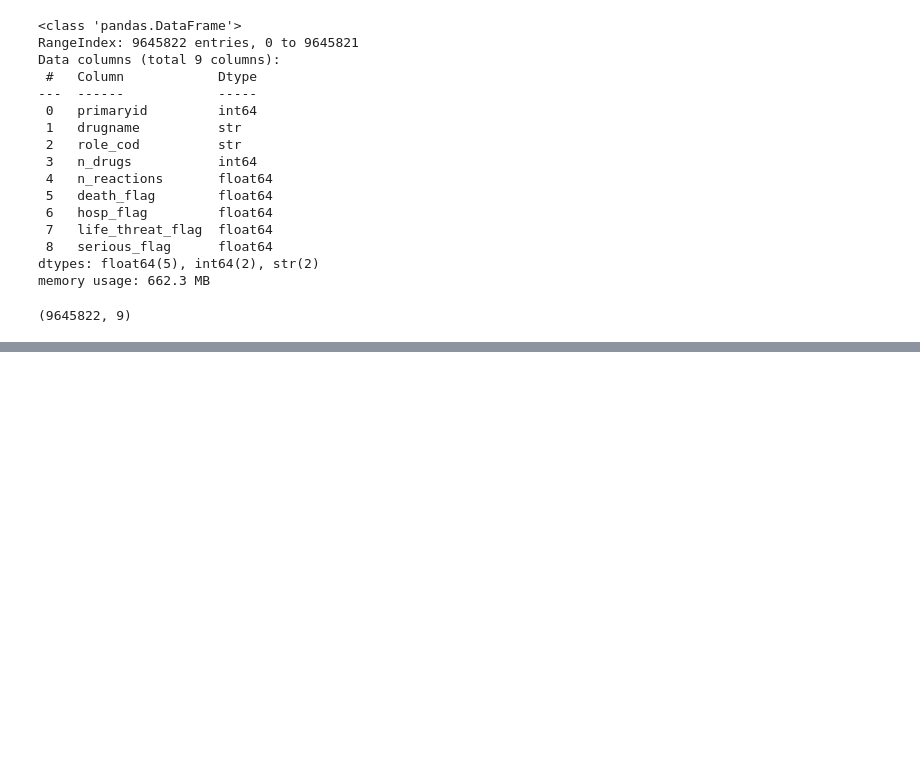
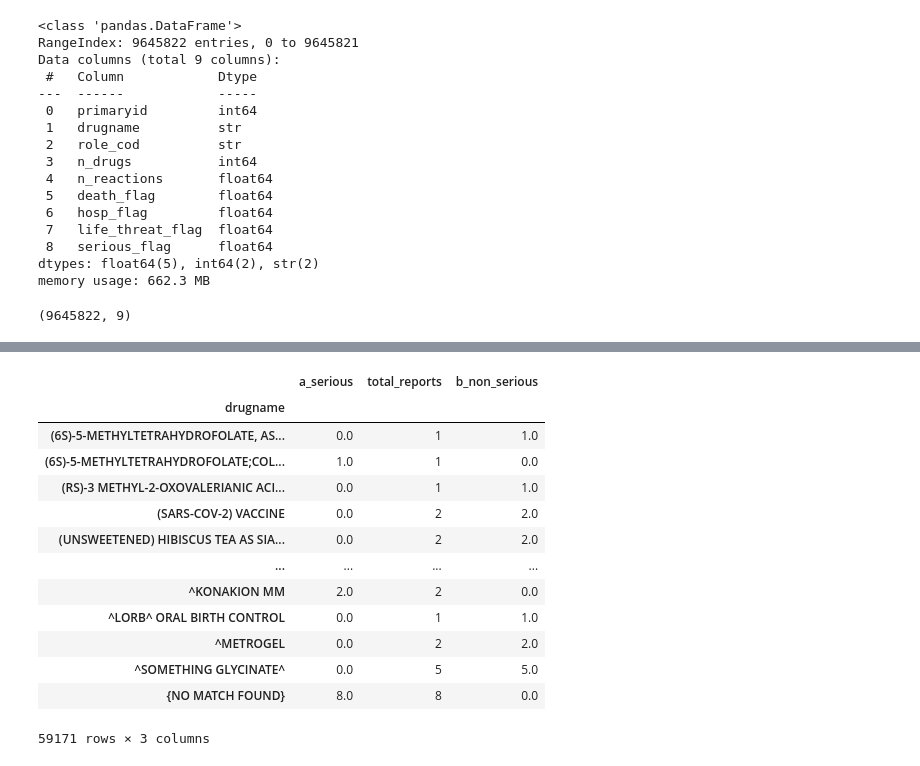
Before and after one commit to PugstaLaney/faers-sql-drug-safety-analysis, a Jupyter notebook: notebooks/faers_severity_analysis.ipynb, the cells around one changed output, grey strips where cells are left out. Cells and saved outputs as stored; diff of their text form; code cells hidden in the pictures; blank space fills up the shorter version.

```diff
--- a/notebooks/faers_severity_analysis.ipynb
+++ b/notebooks/faers_severity_analysis.ipynb
@@ -111,0 +315,40 @@ drug_severity.head()
+# %%
+# -------------------------------------------------------------
+# Build contingency table counts for each drug
+# -------------------------------------------------------------
+#
+# a = serious reports involving the drug
+# b = non-serious reports involving the drug
+#
+# These values will later be used to compute the
+# Reporting Odds Ratio (ROR).
+# -------------------------------------------------------------
+
+drug_counts = (
+    df.groupby("drugname")
+      .agg(
+          a_serious=("serious_flag", "sum"),
+          total_reports=("serious_flag", "count")
+      )
+)
+
+drug_counts["b_non_serious"] = (
+    drug_counts["total_reports"] - drug_counts["a_serious"]
+)
+
+drug_counts
+# %% [output]
+|  | a_serious | total_reports | b_non_serious |
+| drugname |  |  |  |
+| (6S)-5-METHYLTETRAHYDROFOLATE, AS... | 0.0 | 1 | 1.0 |
+| (6S)-5-METHYLTETRAHYDROFOLATE;COL... | 1.0 | 1 | 0.0 |
+| (RS)-3 METHYL-2-OXOVALERIANIC ACI... | 0.0 | 1 | 1.0 |
+| (SARS-COV-2) VACCINE | 0.0 | 2 | 2.0 |
+| (UNSWEETENED) HIBISCUS TEA AS SIA... | 0.0 | 2 | 2.0 |
+| ... | ... | ... | ... |
+| ^KONAKION MM | 2.0 | 2 | 0.0 |
+| ^LORB^ ORAL BIRTH CONTROL | 0.0 | 1 | 1.0 |
+| ^METROGEL | 0.0 | 2 | 2.0 |
+| ^SOMETHING GLYCINATE^ | 0.0 | 5 | 5.0 |
+| {NO MATCH FOUND} | 8.0 | 8 | 0.0 |
+59171 rows × 3 columns
```
Also changed, not shown: parts of 10 cells of this notebook, 1 other file.
